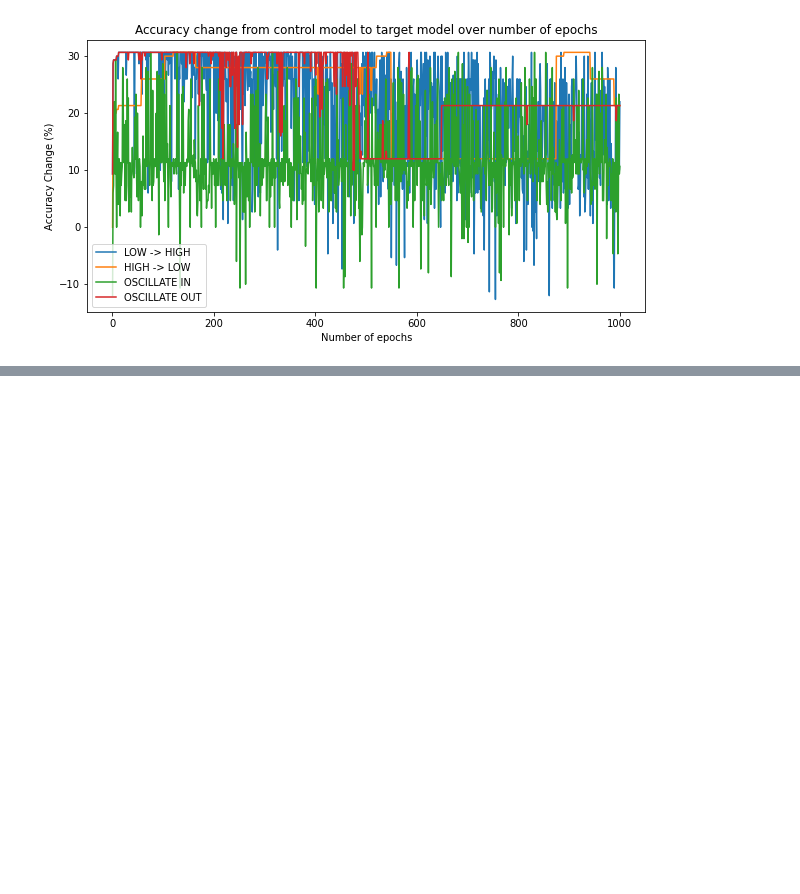
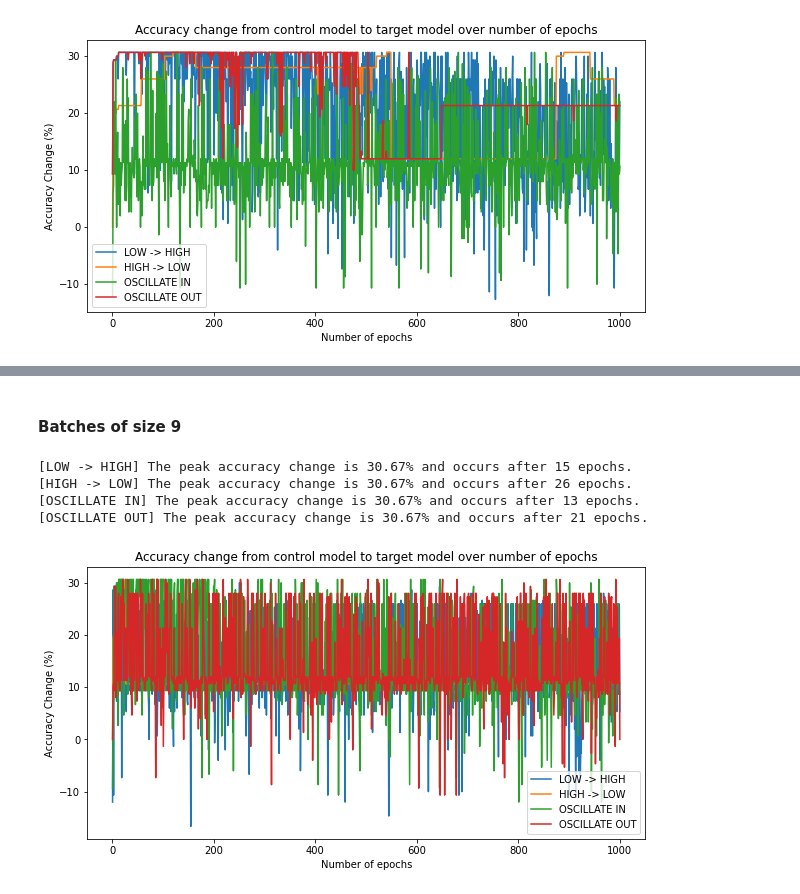
Before and after one commit to Shahiriyo/CS310-DataPoisoning-Project, a Jupyter notebook: DataOrderingSGD.ipynb, the cells around one changed output, grey strips where cells are left out. Saved outputs shown, nothing was run; the diff lists cells and outputs as text; code cells hidden in the pictures; blank space fills up the shorter version.

```diff
--- a/DataOrderingSGD.ipynb
+++ b/DataOrderingSGD.ipynb
@@ -406,0 +481,12 @@ plt.show()
+# %% [markdown]
+#### Batches of size 9
+# %%
+batchSizes = [9] * 164
+NUM_BATCHES = len(batchSizes)
+attack_models(batchSizes, '9')
+# %% [output]
+[LOW -> HIGH] The peak accuracy change is 30.67% and occurs after 15 epochs.
+[HIGH -> LOW] The peak accuracy change is 30.67% and occurs after 26 epochs.
+[OSCILLATE IN] The peak accuracy change is 30.67% and occurs after 13 epochs.
+[OSCILLATE OUT] The peak accuracy change is 30.67% and occurs after 21 epochs.
+[figure, added]
```
Also changed, not shown: parts of 31 cells of this notebook.
